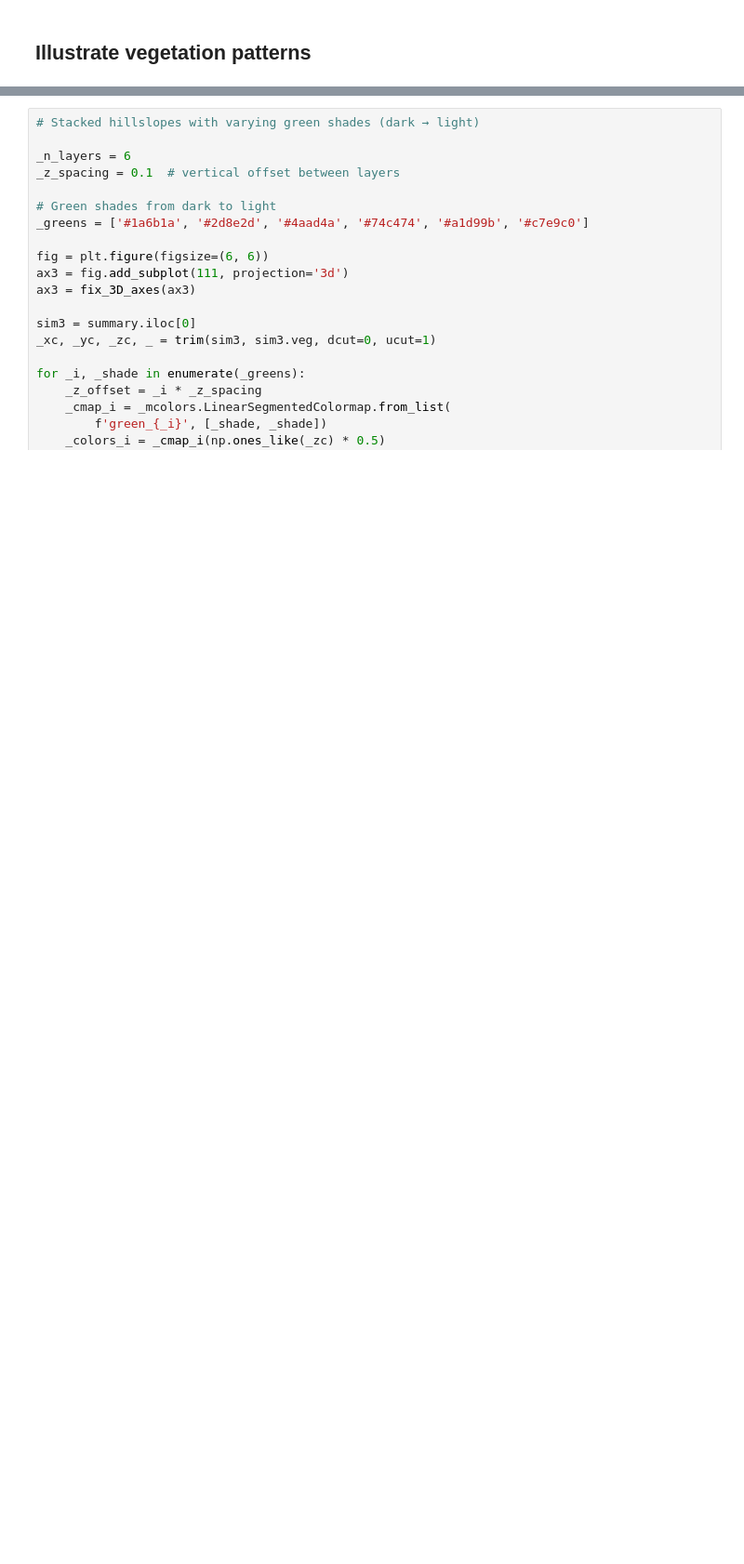
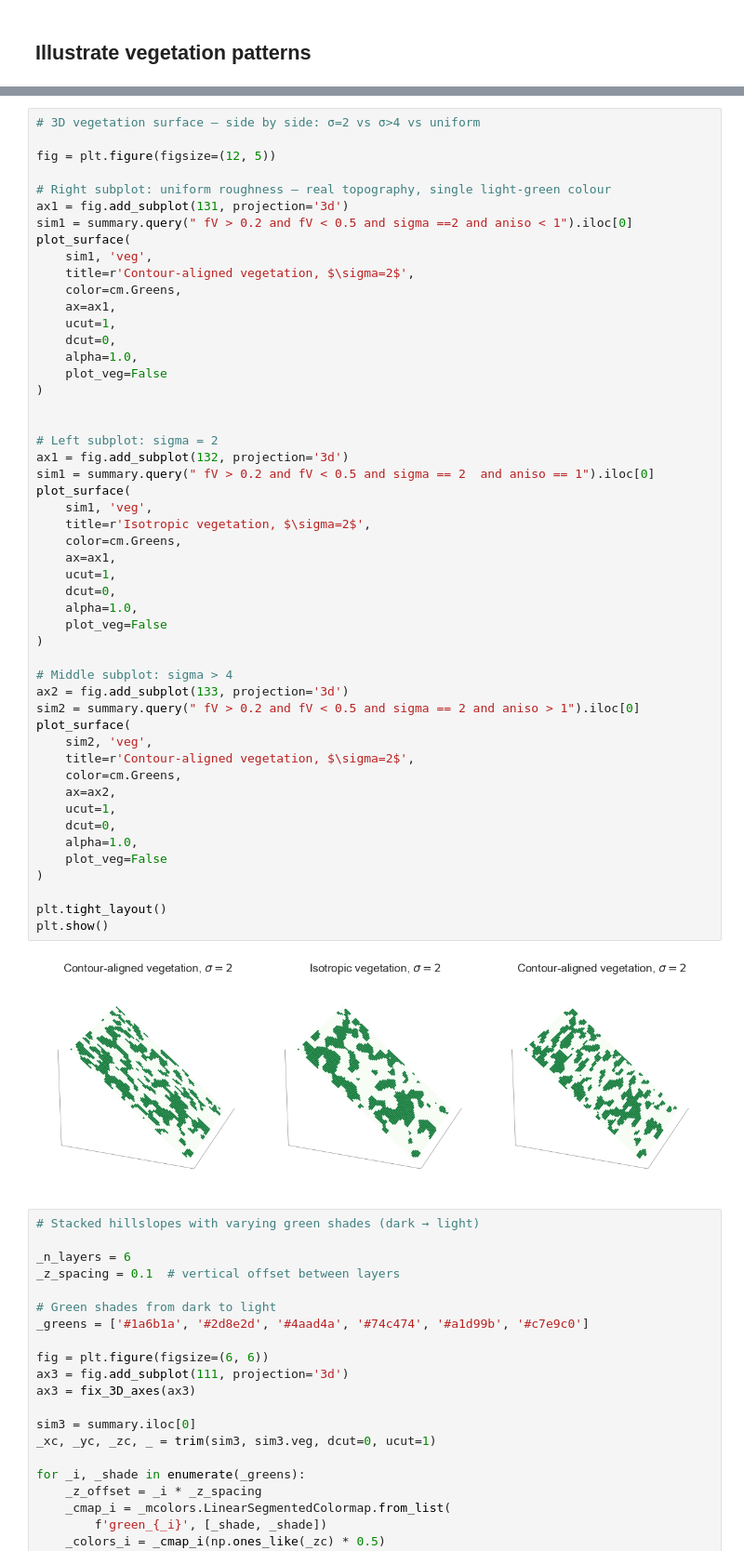
Before and after one commit to octavia-crompton/roughness-scale, a Jupyter notebook: notebooks/roughness_scale-pattern.ipynb, the cells around one changed output, grey strips where cells are left out. Shown at 93% size. Saved outputs shown, nothing was run; the diff lists cells and outputs as text; blank space fills up the shorter version.

```diff
--- a/notebooks/roughness_scale-pattern.ipynb
+++ b/notebooks/roughness_scale-pattern.ipynb
@@ -820,3 +817,55 @@ plt.show()
+# %%
+# 3D vegetation surface — side by side: σ=2 vs σ>4 vs uniform
+
+fig = plt.figure(figsize=(12, 5))
+
+# Right subplot: uniform roughness — real topography, single light-green colour
+ax1 = fig.add_subplot(131, projection='3d')
+sim1 = summary.query(" fV > 0.2 and fV < 0.5 and sigma ==2 and aniso < 1").iloc[0]
+plot_surface(
+    sim1, 'veg',
+    title=r'Contour-aligned vegetation, $\sigma=2$',
+    color=cm.Greens,
+    ax=ax1,
+    ucut=1,
+    dcut=0,
+    alpha=1.0,
+    plot_veg=False
+)
+
+
+# Left subplot: sigma = 2
+ax1 = fig.add_subplot(132, projection='3d')
+sim1 = summary.query(" fV > 0.2 and fV < 0.5 and sigma == 2  and aniso == 1").iloc[0]
+plot_surface(
+    sim1, 'veg',
+    title=r'Isotropic vegetation, $\sigma=2$',
+    color=cm.Greens,
+    ax=ax1,
+    ucut=1,
+    dcut=0,
+    alpha=1.0,
+    plot_veg=False
+)
+
+# Middle subplot: sigma > 4
+ax2 = fig.add_subplot(133, projection='3d')
+sim2 = summary.query(" fV > 0.2 and fV < 0.5 and sigma == 2 and aniso > 1").iloc[0]
+plot_surface(
+    sim2, 'veg',
+    title=r'Contour-aligned vegetation, $\sigma=2$',
+    color=cm.Greens,
+    ax=ax2,
+    ucut=1,
+    dcut=0,
+    alpha=1.0,
+    plot_veg=False
+)
+
+plt.tight_layout()
+plt.show()
+# %% [output]
+[figure, added]
 # %%
 # Stacked hillslopes with varying green shades (dark → light)
 
```
Also changed, not shown: parts of 3 cells of this notebook, 5 other files.
